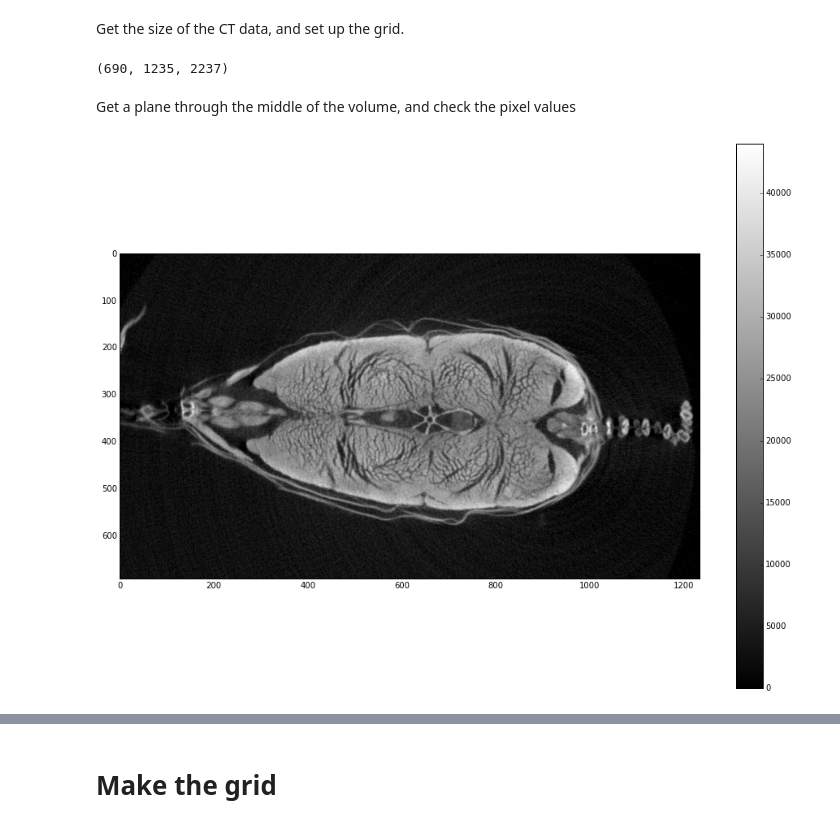
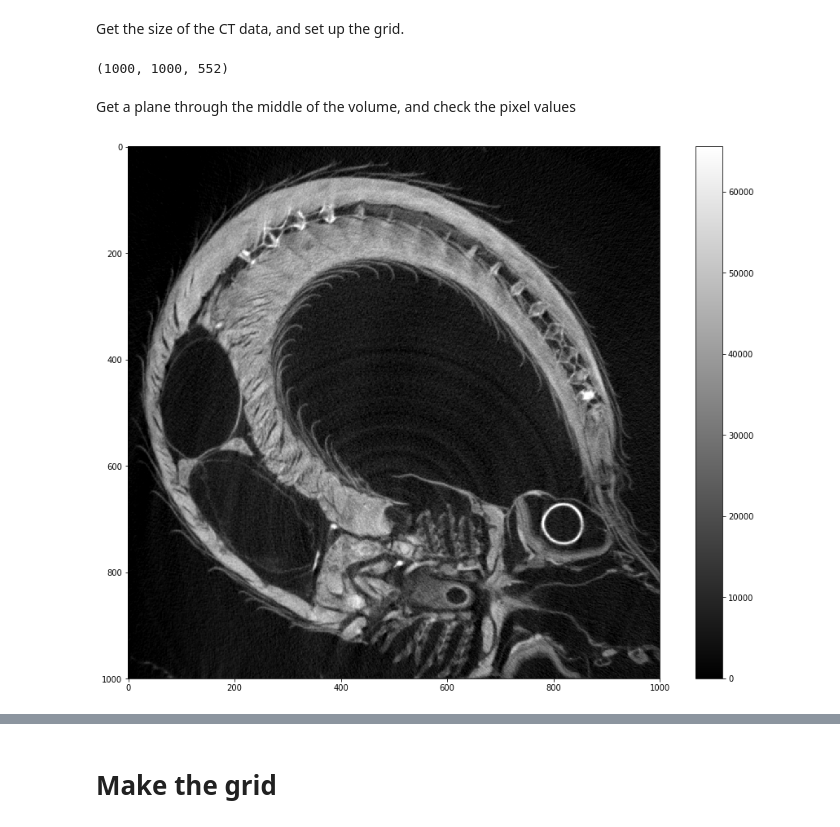
Before and after one commit to tytell/fibers, a Jupyter notebook: Get fiber angles.ipynb, the cells around one changed output, grey strips where cells are left out. Cells and saved outputs as stored; diff of their text form; code cells hidden in the pictures.

```diff
--- a/Get fiber angles.ipynb
+++ b/Get fiber angles.ipynb
@@ -8,6 +8,8 @@ import h5py as h5
 import os
 # %%
-from pylab import *
+import matplotlib.pyplot as plt
+import matplotlib as mpl
+
 import glob
 
 import time
@@ -16,6 +18,4 @@ from progress import ProgressBar, query_yes_no
 import mayavi.mlab as mlab
 
 %matplotlib inline
-%load_ext imayavi
-
-rcParams['figure.figsize'] = 16, 12  # that's default image size for this interactive session
+# %load_ext imayavi
@@ -24,3 +22,5 @@ ModuleNotFoundError: No module named 'mayavi'
+# %%
+mpl.rcParams['figure.figsize'] = 16, 12  # that's default image size for this interactive session
 # %% [markdown]
 # Processing functions
 # %% [markdown]
@@ -91,25 +91,25 @@ def get_angle3(C):
 # %% [markdown]
 The file name
 # %%
-infile = 'Drerio4.h5'
-outfile = 'Drerio4angles.h5'
+infile = 'Danio_16.h5'
+outfile = 'Danio_16_angles.h5'
 # %% [markdown]
 Get the size of the CT data, and set up the grid.
 # %%
-f = h5.File(infile,'a')
+f = h5py.File(infile,'a')
 imgdata = f['image']
-print imgdata.shape
+print(imgdata.shape)
 # %% [output]
-(690, 1235, 2237)
+(1000, 1000, 552)
 # %% [markdown]
 Get a plane through the middle of the volume, and check the pixel values
 # %%
-I = imgdata[:,:,1000]
-imshow(I, cmap=cm.gray)
-colorbar()
-show()
+I = imgdata[:,:,300]
+plt.imshow(I, cmap=mpl.cm.gray)
+plt.colorbar()
+plt.show()
 # %% [output]
-[figure, old version]
+[figure, new version]
 # %%
 hist, bins = np.histogram(I, bins=50)
 width = 0.7 * (bins[1] - bins[0])
```
Also changed, not shown: parts of 8 cells of this notebook, 2 other files.
